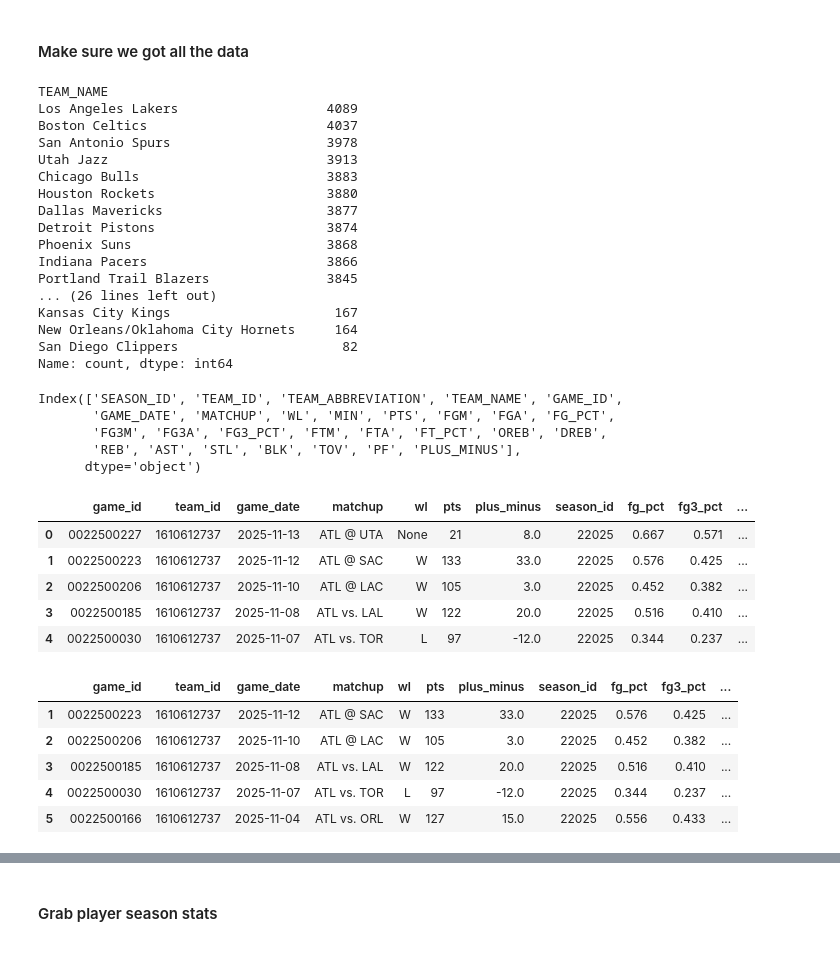
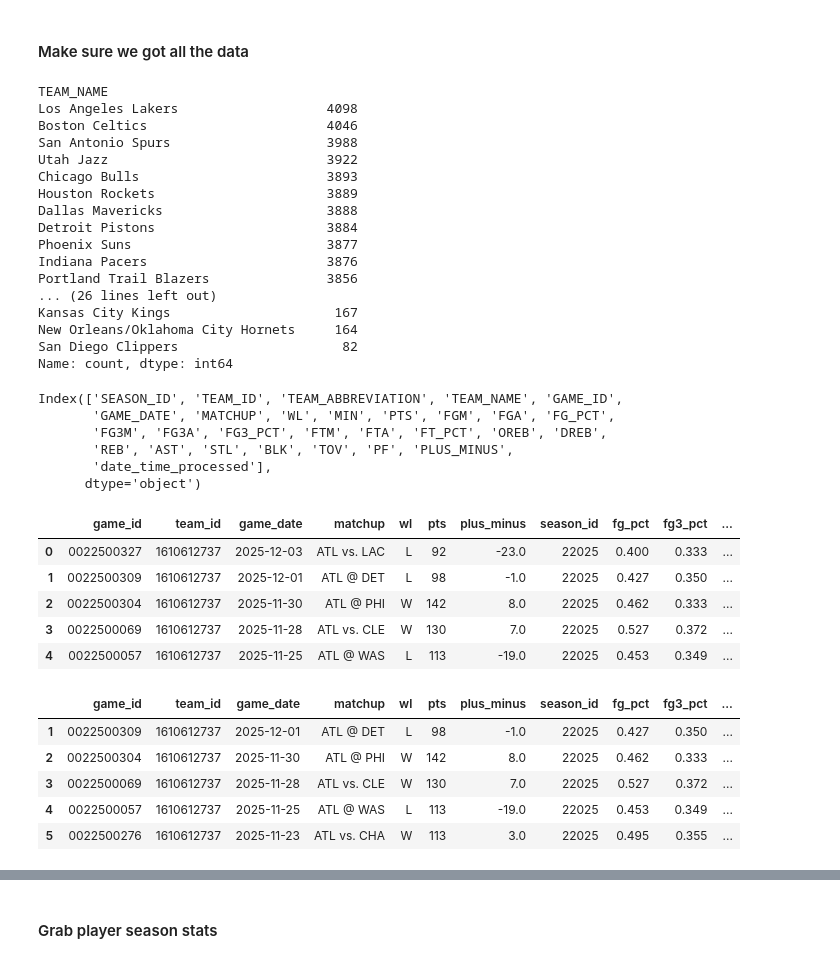
Before and after one commit to zack-sims413/just_vibing, a Jupyter notebook: nba_ball_knower/datasets/nba_api.ipynb, the cells around one changed output, grey strips where cells are left out. Cells and saved outputs as stored; diff of their text form; code cells hidden in the pictures.

```diff
--- a/nba_ball_knower/datasets/nba_api.ipynb
+++ b/nba_ball_knower/datasets/nba_api.ipynb
@@ -69,5 +69,7 @@ Index(['SEASON_ID', 'TEAM_ID', 'TEAM_ABBREVIATION', 'TEAM_NAME', 'GAME_ID',
 # All teams (list[dict])
 teams_list = static_teams.get_teams()
 teams_df = pd.DataFrame(teams_list).sort_values("full_name")
+teams_df["date_time_processed"] = pd.Timestamp.utcnow()
+teams_df["date_time_processed"] = teams_df["date_time_processed"].astype(str)
 teams_df.head()
 # %% [output]
@@ -82,6 +84,9 @@ def get_team_ids_df():
     teams_list = static_teams.get_teams()
     teams_df = pd.DataFrame(teams_list).sort_values("full_name")
     teams_df.rename(columns={'id': 'team_id'}, inplace=True)
+    ## add a date time processed column
+    teams_df["date_time_processed"] = pd.Timestamp.utcnow()
+    teams_df["date_time_processed"] = teams_df["date_time_processed"].astype(str)
     return teams_df
 # %%
 teams_df = get_team_ids_df()
@@ -179,7 +191,10 @@ team_id_list = [t for t in teams_df['id']]
 # %%
 team_games = []
-for t in teams_df['id']:
+for t in teams_df['team_id']:
     games_df = leaguegamefinder.LeagueGameFinder(team_id_nullable=t).get_data_frames()[0]
+    # add a date time processed column
+    games_df["date_time_processed"] = pd.Timestamp.utcnow()
+    games_df["date_time_processed"] = games_df["date_time_processed"].astype(str)
     team_games.append(games_df)
 
 team_games_df = pd.concat(team_games)
@@ -189,17 +204,17 @@ team_games_df = pd.concat(team_games)
 team_games_df['TEAM_NAME'].value_counts()
 # %% [output]
 TEAM_NAME
-Los Angeles Lakers                   4089
-Boston Celtics                       4037
-San Antonio Spurs                    3978
-Utah Jazz                            3913
-Chicago Bulls                        3883
-Houston Rockets                      3880
-Dallas Mavericks                     3877
-Detroit Pistons                      3874
-Phoenix Suns                         3868
-Indiana Pacers                       3866
-Portland Trail Blazers               3845
+Los Angeles Lakers                   4098
+Boston Celtics                       4046
+San Antonio Spurs                    3988
+Utah Jazz                            3922
+Chicago Bulls                        3893
+Houston Rockets                      3889
+Dallas Mavericks                     3888
+Detroit Pistons                      3884
+Phoenix Suns                         3877
+Indiana Pacers                       3876
+Portland Trail Blazers               3856
 ... (26 lines left out)
 Kansas City Kings                     167
 New Orleans/Oklahoma City Hornets     164
@@ -211,7 +226,8 @@ team_games_df.columns
 Index(['SEASON_ID', 'TEAM_ID', 'TEAM_ABBREVIATION', 'TEAM_NAME', 'GAME_ID',
        'GAME_DATE', 'MATCHUP', 'WL', 'MIN', 'PTS', 'FGM', 'FGA', 'FG_PCT',
        'FG3M', 'FG3A', 'FG3_PCT', 'FTM', 'FTA', 'FT_PCT', 'OREB', 'DREB',
-       'REB', 'AST', 'STL', 'BLK', 'TOV', 'PF', 'PLUS_MINUS'],
+       'REB', 'AST', 'STL', 'BLK', 'TOV', 'PF', 'PLUS_MINUS',
+       'date_time_processed'],
       dtype='object')
 # %%
 # Step 1: rename columns to match Supabase schema
@@ -232,50 +248,52 @@ fact_team_games_df = team_games_df.rename(columns={
     "BLK": "blk",
     "TOV": "tov",
     "PLUS_MINUS": "plus_minus",
+    "DATE_TIME_PROCESSED": "date_time_processed"
 })
 
 # Step 2: define the exact column order your Supabase table uses
 supabase_col_order = [
     "game_id",
     "team_id",
     "game_date",
     "matchup",
     "wl",
     "pts",
     "plus_minus",
     "season_id",
     "fg_pct",
     "fg3_pct",
     "ft_pct",
     "reb",
     "ast",
     "stl",
     "blk",
     "tov",
+    "date_time_processed"
 ]
 
 # Step 3: restrict to those columns and reorder
 fact_team_games_df = fact_team_games_df[supabase_col_order]
 
 # Step 4: convert dates to ISO format (Supabase/Postgres friendly)
 fact_team_games_df["game_date"] = (
     fact_team_games_df["game_date"].astype("datetime64[ns]").dt.date
 )
 
 fact_team_games_df.head()
 # %% [output]
 |  | game_id | team_id | game_date | matchup | wl | pts | plus_minus | season_id | fg_pct | fg3_pct | ... |
-| 0 | 0022500227 | 1610612737 | 2025-11-13 | ATL @ UTA | None | 21 | 8.0 | 22025 | 0.667 | 0.571 | ... |
-| 1 | 0022500223 | 1610612737 | 2025-11-12 | ATL @ SAC | W | 133 | 33.0 | 22025 | 0.576 | 0.425 | ... |
-| 2 | 0022500206 | 1610612737 | 2025-11-10 | ATL @ LAC | W | 105 | 3.0 | 22025 | 0.452 | 0.382 | ... |
-| 3 | 0022500185 | 1610612737 | 2025-11-08 | ATL vs. LAL | W | 122 | 20.0 | 22025 | 0.516 | 0.410 | ... |
-| 4 | 0022500030 | 1610612737 | 2025-11-07 | ATL vs. TOR | L | 97 | -12.0 | 22025 | 0.344 | 0.237 | ... |
+| 0 | 0022500327 | 1610612737 | 2025-12-03 | ATL vs. LAC | L | 92 | -23.0 | 22025 | 0.400 | 0.333 | ... |
+| 1 | 0022500309 | 1610612737 | 2025-12-01 | ATL @ DET | L | 98 | -1.0 | 22025 | 0.427 | 0.350 | ... |
+| 2 | 0022500304 | 1610612737 | 2025-11-30 | ATL @ PHI | W | 142 | 8.0 | 22025 | 0.462 | 0.333 | ... |
+| 3 | 0022500069 | 1610612737 | 2025-11-28 | ATL vs. CLE | W | 130 | 7.0 | 22025 | 0.527 | 0.372 | ... |
+| 4 | 0022500057 | 1610612737 | 2025-11-25 | ATL @ WAS | L | 113 | -19.0 | 22025 | 0.453 | 0.349 | ... |
 # %%
 # Ensure game_date is a datetime type
 fact_team_games_df["game_date"] = pd.to_datetime(fact_team_games_df["game_date"]).dt.date
 
 # Define cutoff
-cutoff_date = pd.to_datetime("2025-11-13").date()
+cutoff_date = pd.to_datetime("2025-12-03").date()
 
 # Filter rows
 fact_team_games_df = fact_team_games_df[fact_team_games_df["game_date"] < cutoff_date]
@@ -283,11 +301,11 @@ fact_team_games_df = fact_team_games_df[fact_team_games_df["game_date"] < cutoff
 fact_team_games_df.head()
 # %% [output]
 |  | game_id | team_id | game_date | matchup | wl | pts | plus_minus | season_id | fg_pct | fg3_pct | ... |
-| 1 | 0022500223 | 1610612737 | 2025-11-12 | ATL @ SAC | W | 133 | 33.0 | 22025 | 0.576 | 0.425 | ... |
-| 2 | 0022500206 | 1610612737 | 2025-11-10 | ATL @ LAC | W | 105 | 3.0 | 22025 | 0.452 | 0.382 | ... |
-| 3 | 0022500185 | 1610612737 | 2025-11-08 | ATL vs. LAL | W | 122 | 20.0 | 22025 | 0.516 | 0.410 | ... |
-| 4 | 0022500030 | 1610612737 | 2025-11-07 | ATL vs. TOR | L | 97 | -12.0 | 22025 | 0.344 | 0.237 | ... |
-| 5 | 0022500166 | 1610612737 | 2025-11-04 | ATL vs. ORL | W | 127 | 15.0 | 22025 | 0.556 | 0.433 | ... |
+| 1 | 0022500309 | 1610612737 | 2025-12-01 | ATL @ DET | L | 98 | -1.0 | 22025 | 0.427 | 0.350 | ... |
+| 2 | 0022500304 | 1610612737 | 2025-11-30 | ATL @ PHI | W | 142 | 8.0 | 22025 | 0.462 | 0.333 | ... |
+| 3 | 0022500069 | 1610612737 | 2025-11-28 | ATL vs. CLE | W | 130 | 7.0 | 22025 | 0.527 | 0.372 | ... |
+| 4 | 0022500057 | 1610612737 | 2025-11-25 | ATL @ WAS | L | 113 | -19.0 | 22025 | 0.453 | 0.349 | ... |
+| 5 | 0022500276 | 1610612737 | 2025-11-23 | ATL vs. CHA | W | 113 | 3.0 | 22025 | 0.495 | 0.355 | ... |
 # %%
 # 1) Ensure datetime, then convert to ISO string
 fact_team_games_df["game_date"] = (
```
Also changed, not shown: parts of 16 cells of this notebook.
